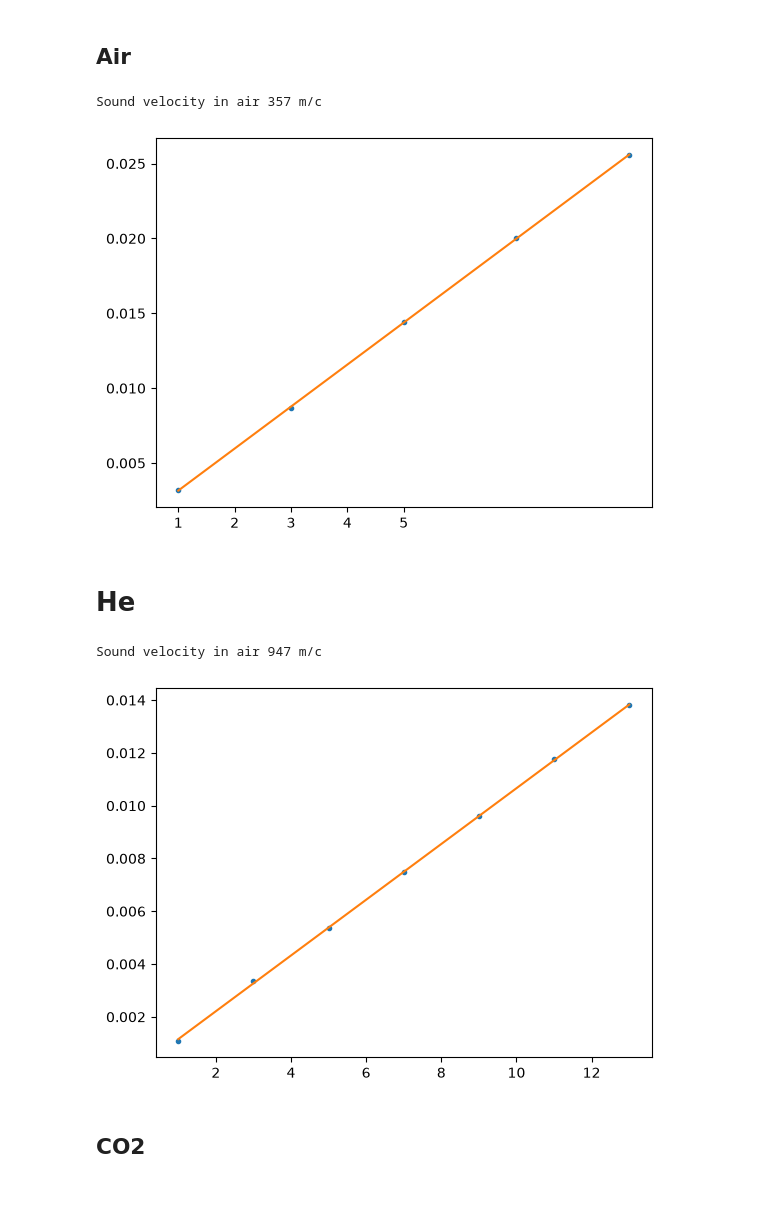
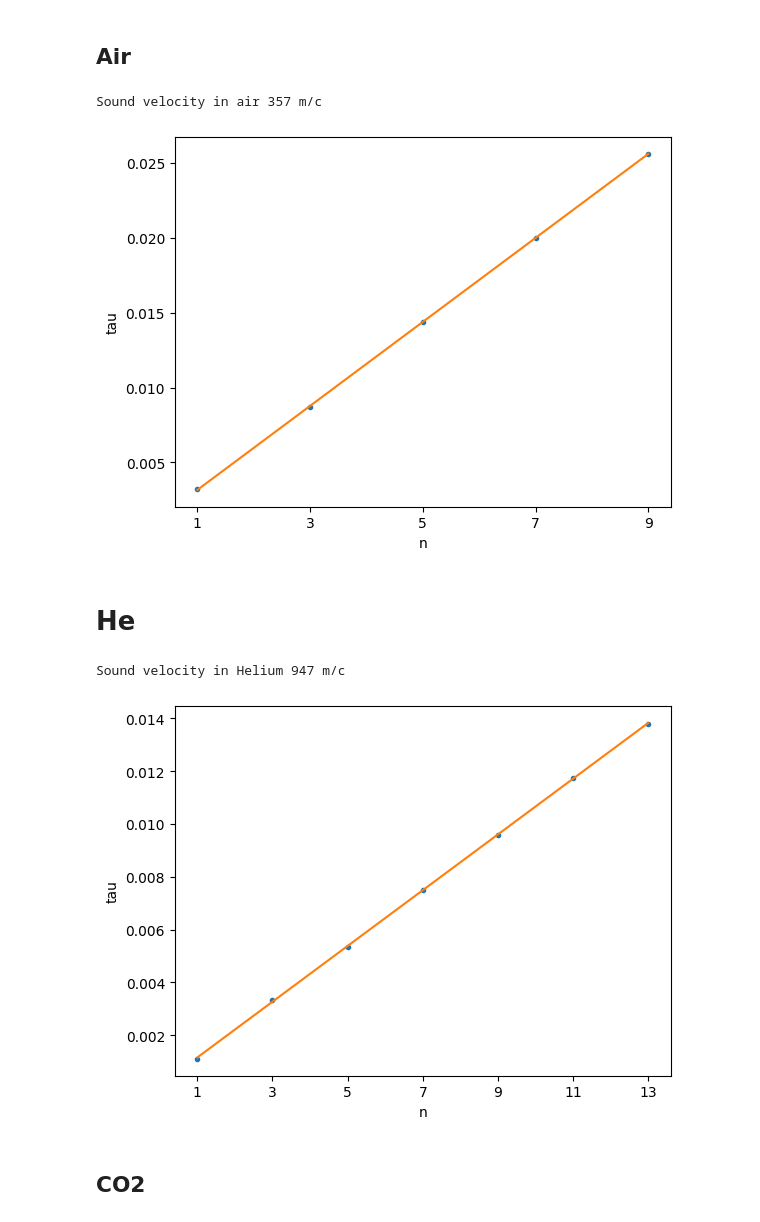
Before and after one commit to evgeny-kolonsky/Lab3, a Jupyter notebook: sound/Lab3_Sound_ek.ipynb, the cells around one changed output. Saved outputs shown, nothing was run; the diff lists cells and outputs as text; code cells hidden in the pictures; blank space fills up the shorter version.

```diff
--- a/sound/Lab3_Sound_ek.ipynb
+++ b/sound/Lab3_Sound_ek.ipynb
@@ -94,37 +104,41 @@ tau *= 1e-3
 fit = linregress(n, tau)
 plt.plot(n, tau, '.')
 plt.plot(n, fit.intercept + fit.slope * n)
-plt.xticks([1, 2, 3, 4, 5])
+plt.xticks(np.arange(1, 10, 2))
+plt.xlabel('n')
+plt.ylabel('tau')
 v = L / fit.slope
 print(f'Sound velocity in air {v:.0f} m/c')
 # %% [output]
 Sound velocity in air 357 m/c
-[figure, old version]
+[figure, new version]
 # %% [markdown]
 # He
 # %%
 data = '''
 # n tau/ms
 1 1.1
 3 3.35
 5 5.35
 7 7.5
 9 9.6
 11 11.75
 13 13.8
 '''
 n, tau = np.genfromtxt(data.splitlines()).T
 tau *= 1e-3
 
 fit = linregress(n, tau)
 plt.plot(n, tau, '.')
 plt.plot(n, fit.intercept + fit.slope * n)
-
+plt.xlabel('n')
+plt.ylabel('tau')
+plt.xticks(np.arange(1, 14, 2))
 v = L / fit.slope
 print(f'Sound velocity in Helium {v:.0f} m/c')
 # %% [output]
-Sound velocity in air 947 m/c
+Sound velocity in Helium 947 m/c
-[figure, old version]
+[figure, new version]
 # %% [markdown]
 ## CO2
 # %%
```
Also changed, not shown: parts of 11 cells of this notebook.
